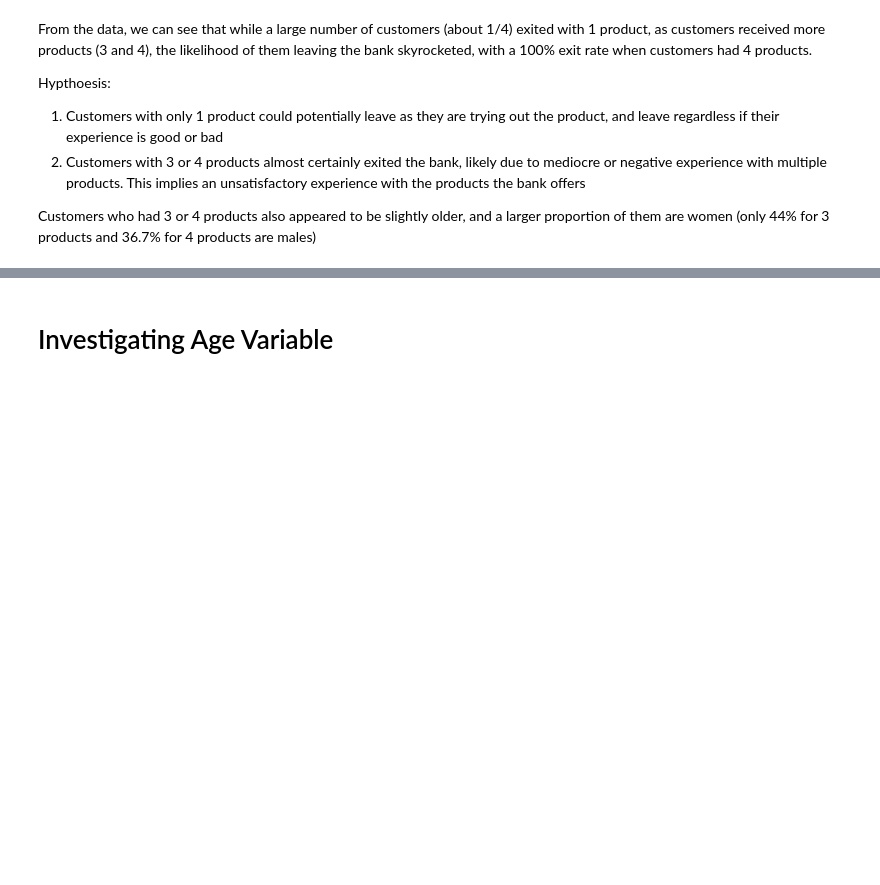
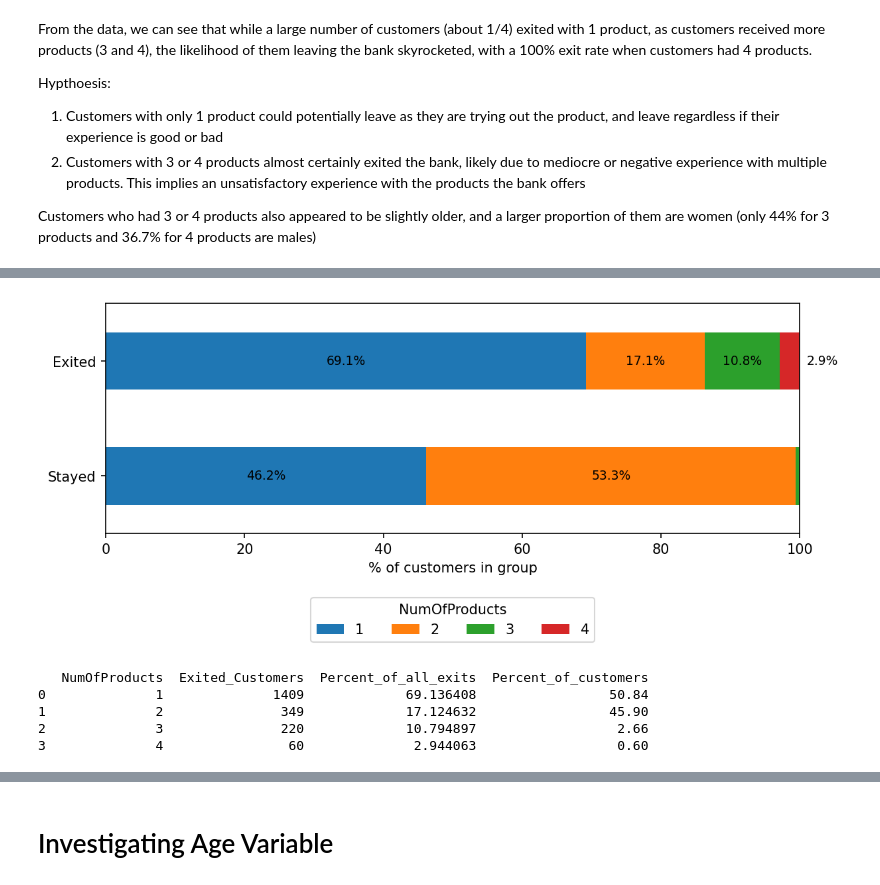
Before and after one commit to IandominusRex/Bank-Churn-Analytics-Case-Study, a Jupyter notebook: EDA.ipynb, the cells around one changed output, grey strips where cells are left out. Drawn from its saved outputs; the diff is of its cells as text; code cells hidden in the pictures; blank space fills up the shorter version.

```diff
--- a/EDA.ipynb
+++ b/EDA.ipynb
@@ -628,0 +633,36 @@ Customers who had 3 or 4 products also appeared to be slightly older, and a larg
+# %%
+# Where do the exits come from? Each bar sums to 100%, so the Exited bar reads as
+# "of all 2,038 exits, what share held 1, 2, 3 or 4 products?" and the Stayed bar
+# shows the product mix of the customers who remained, for comparison.
+mix = df.groupby(['Exited', 'NumOfProducts']).size().unstack()
+mix_pct = mix.div(mix.sum(axis=1), axis=0) * 100
+mix_pct.index = mix_pct.index.map({0: 'Stayed', 1: 'Exited'})
+
+ax = mix_pct.plot(kind='barh', stacked=True, figsize=(9, 3))
+for container in ax.containers:
+    ax.bar_label(container, labels=[f'{v:.1f}%' if v >= 5 else '' for v in container.datavalues],
+                 label_type='center', fontsize=9)
+# The 4-product slice of the Exited bar is too narrow to label inside, so annotate it beside the bar
+ax.annotate(f"{mix_pct.loc['Exited', 4]:.1f}%", xy=(100, 1), xytext=(101, 1), va='center', fontsize=9)
+ax.set_xlim(0, 100)
+ax.set_xlabel('% of customers in group')
+ax.set_ylabel('')
+ax.legend(title='NumOfProducts', loc='upper center', bbox_to_anchor=(0.5, -0.25), ncol=4)
+ax.figure.savefig("supplementary/figures/numofproducts_exit_share.png", dpi=150, bbox_inches="tight")
+plt.show()
+
+# The same numbers as a table: share of all exits vs share of the customer base
+exit_share_summary = pd.DataFrame({
+    'Exited_Customers': df.groupby('NumOfProducts')['Exited'].sum(),
+    'Percent_of_all_exits': df.groupby('NumOfProducts')['Exited'].sum() / df['Exited'].sum() * 100,
+    'Percent_of_customers': df['NumOfProducts'].value_counts(normalize=True).sort_index() * 100,
+}).reset_index()
+
+print(exit_share_summary)
+# %% [output]
+[figure, added]
+   NumOfProducts  Exited_Customers  Percent_of_all_exits  Percent_of_customers
+0              1              1409             69.136408                 50.84
+1              2               349             17.124632                 45.90
+2              3               220             10.794897                  2.66
+3              4                60              2.944063                  0.60
```
Also changed, not shown: parts of 5 cells of this notebook, 2 other files.
